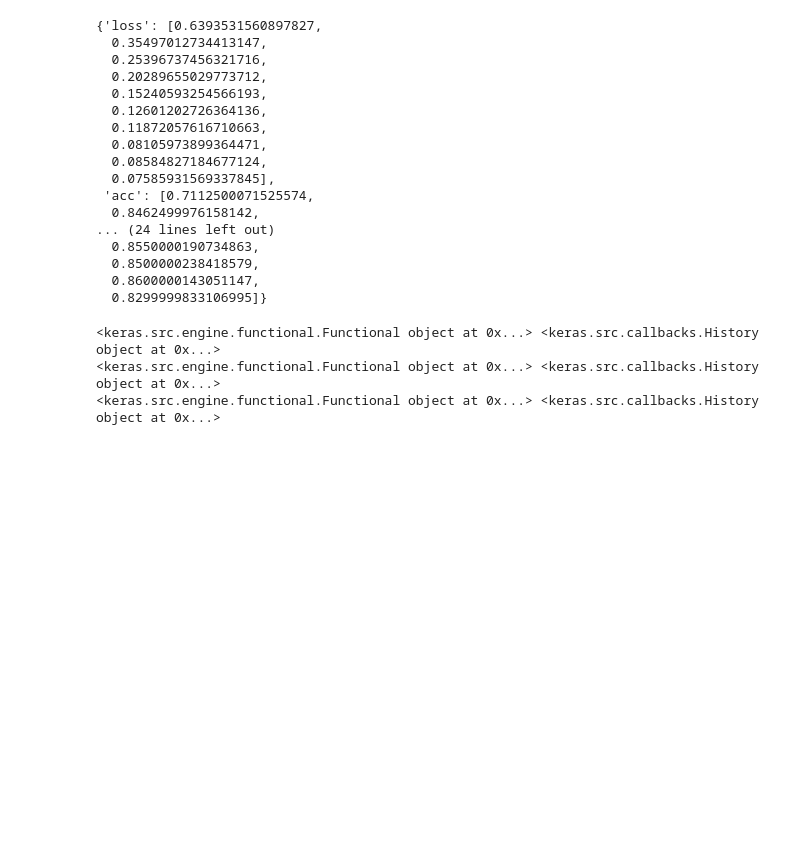
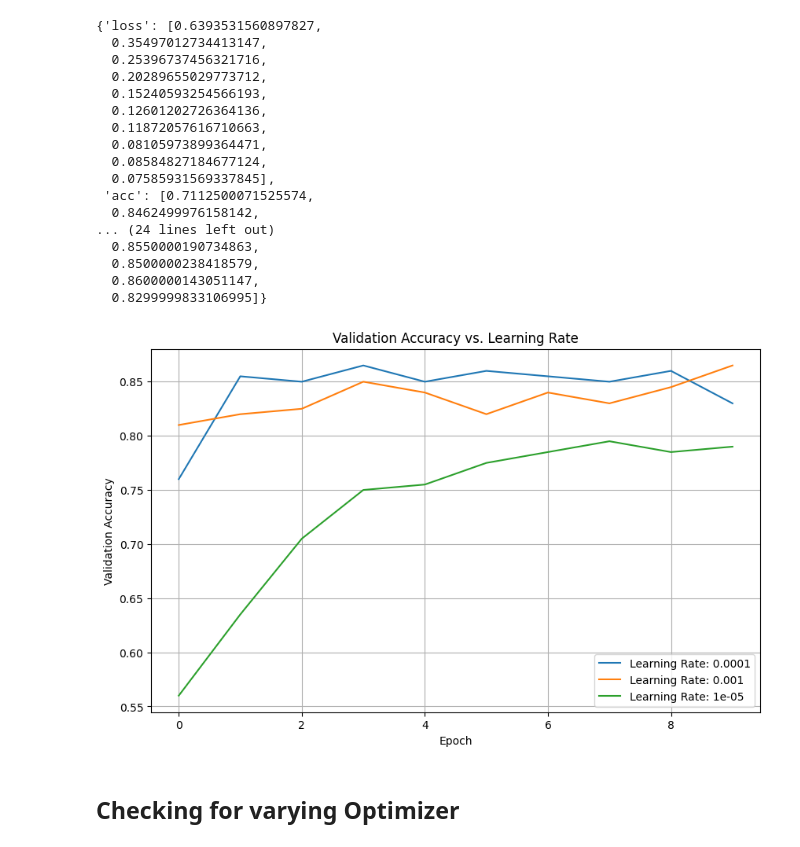
Before and after one commit to sanatankafle12/tensor_flow, a Jupyter notebook: classfication_dog_vs_cat.ipynb, the cells around one changed output. Cells and saved outputs as stored; diff of their text form; code cells hidden in the pictures; blank space fills up the shorter version.

```diff
--- a/classfication_dog_vs_cat.ipynb
+++ b/classfication_dog_vs_cat.ipynb
@@ -92,21 +92,36 @@ def VGG(X, y, learning_rate):
 
   model = Sequential()
 
-  model.add(Conv2D(64, (3, 3), activation='relu', input_shape=X.shape[1:]))
-  model.add(Conv2D(64, (3, 3), activation='relu', padding='same'))
-  model.add(MaxPooling2D((2, 2)))
+    model.add(Conv2D(64, (3, 3), activation='relu', padding='same', input_shape=(224, 224, 3)))
+    model.add(Conv2D(64, (3, 3), activation='relu', padding='same'))
+    model.add(MaxPooling2D((2, 2)))
 
-  model.add(Conv2D(128, (3, 3), activation='relu'))
-  model.add(Conv2D(128, (3, 3), activation='relu', padding='same'))
-  model.add(MaxPooling2D((2, 2)))
+    model.add(Conv2D(128, (3, 3), activation='relu', padding='same'))
+    model.add(Conv2D(128, (3, 3), activation='relu', padding='same'))
+    model.add(MaxPooling2D((2, 2)))
 
-  model.add(Conv2D(256, (3, 3), activation='relu'))
-  model.add(Conv2D(256, (3, 3), activation='relu', padding='same'))
-  model.add(MaxPooling2D((2, 2)))
+    model.add(Conv2D(256, (3, 3), activation='relu', padding='same'))
+    model.add(Conv2D(256, (3, 3), activation='relu', padding='same'))
+    model.add(Conv2D(256, (3, 3), activation='relu', padding='same'))
+    model.add(MaxPooling2D((2, 2)))
 
-  model.add(Flatten())
-  model.add(Dense(128, activation='relu'))
-  model.add(Dense(2, activation='softmax'))
+    model.add(Conv2D(512, (3, 3), activation='relu', padding='same'))
+    model.add(Conv2D(512, (3, 3), activation='relu', padding='same'))
+    model.add(Conv2D(512, (3, 3), activation='relu', padding='same'))
+    model.add(MaxPooling2D((2, 2)))
+
+    model.add(Conv2D(512, (3, 3), activation='relu', padding='same'))
+    model.add(Conv2D(512, (3, 3), activation='relu', padding='same'))
+    model.add(Conv2D(512, (3, 3), activation='relu', padding='same'))
+    model.add(MaxPooling2D((2, 2)))
+
+
+    model.add(Flatten())
+    model.add(Dense(4096, activation='relu'))
+    model.add(Dropout(0.5))
+    model.add(Dense(4096, activation='relu'))
+    model.add(Dropout(0.5))
+    model.add(Dense(3, activation='softmax'))
 
   optimizer = Adam(learning_rate=learning_rate)
   model.compile(optimizer=optimizer, loss='sparse_categorical_crossentropy', metrics=['accuracy'])
@@ -357,20 +366,20 @@ models_and_histories[0][1].history
 # %%
 val_acc = []
 val_loss = []
 for model, history in models_and_histories:
-  val_acc.append(history.history['val_accuracy'])
+  val_acc.append(history.history['val_acc'])
   val_loss.append(history.history['val_loss'])
 
 plt.figure(figsize=(10, 6))
 for i, lr in enumerate(learning_rates):
   plt.plot(history.epoch, val_acc[i], label=f'Learning Rate: {lr}')
 plt.xlabel('Epoch')
 plt.ylabel('Validation Accuracy')
 plt.title('Validation Accuracy vs. Learning Rate')
 plt.legend()
 plt.grid(True)
 plt.show()
 # %% [output]
-<keras.src.engine.functional.Functional object at 0x...> <keras.src.callbacks.History object at 0x...>
-<keras.src.engine.functional.Functional object at 0x...> <keras.src.callbacks.History object at 0x...>
-<keras.src.engine.functional.Functional object at 0x...> <keras.src.callbacks.History object at 0x...>
+[figure, added]
+# %% [markdown]
+## Checking for varying Optimizer
```
Also changed, not shown: parts of 5 cells of this notebook.
